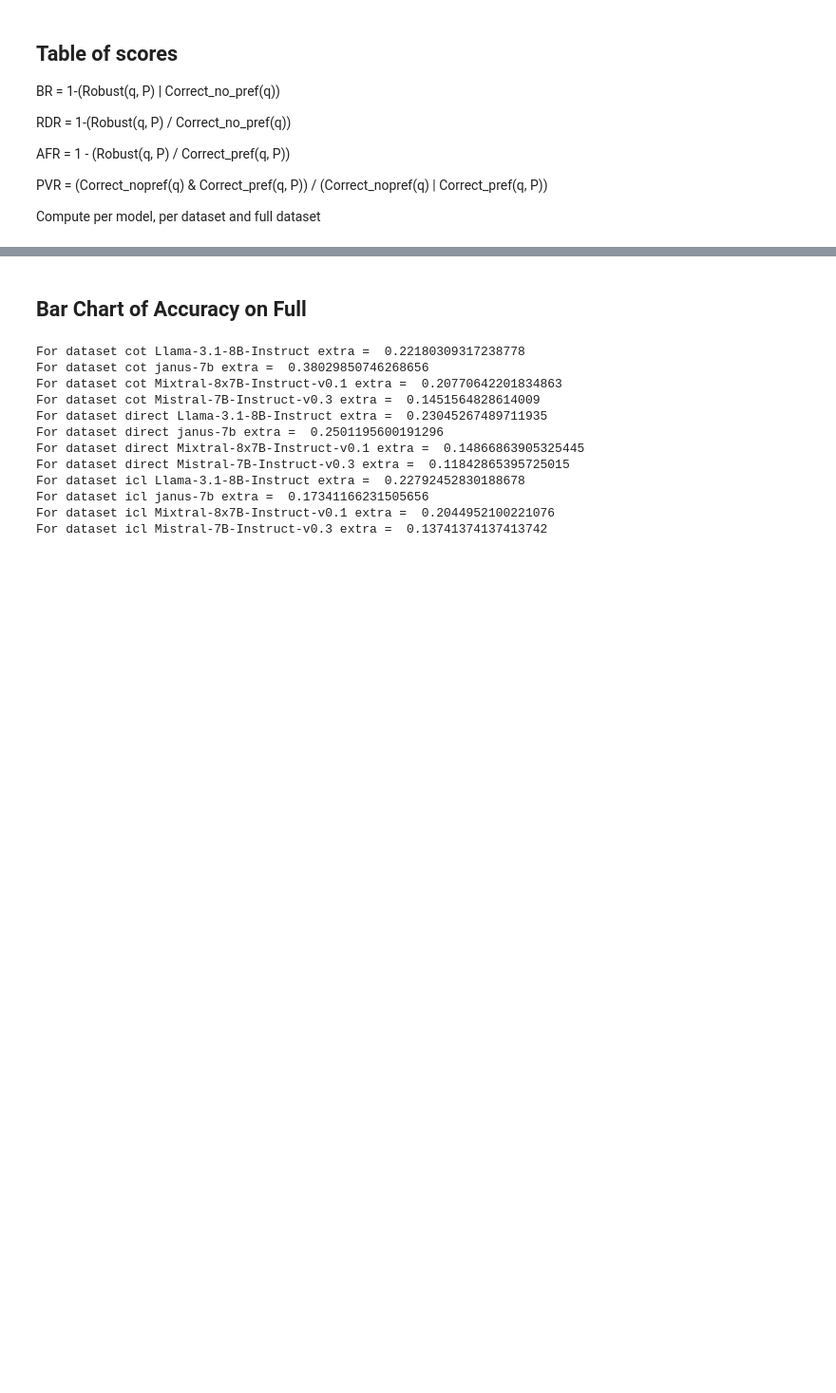
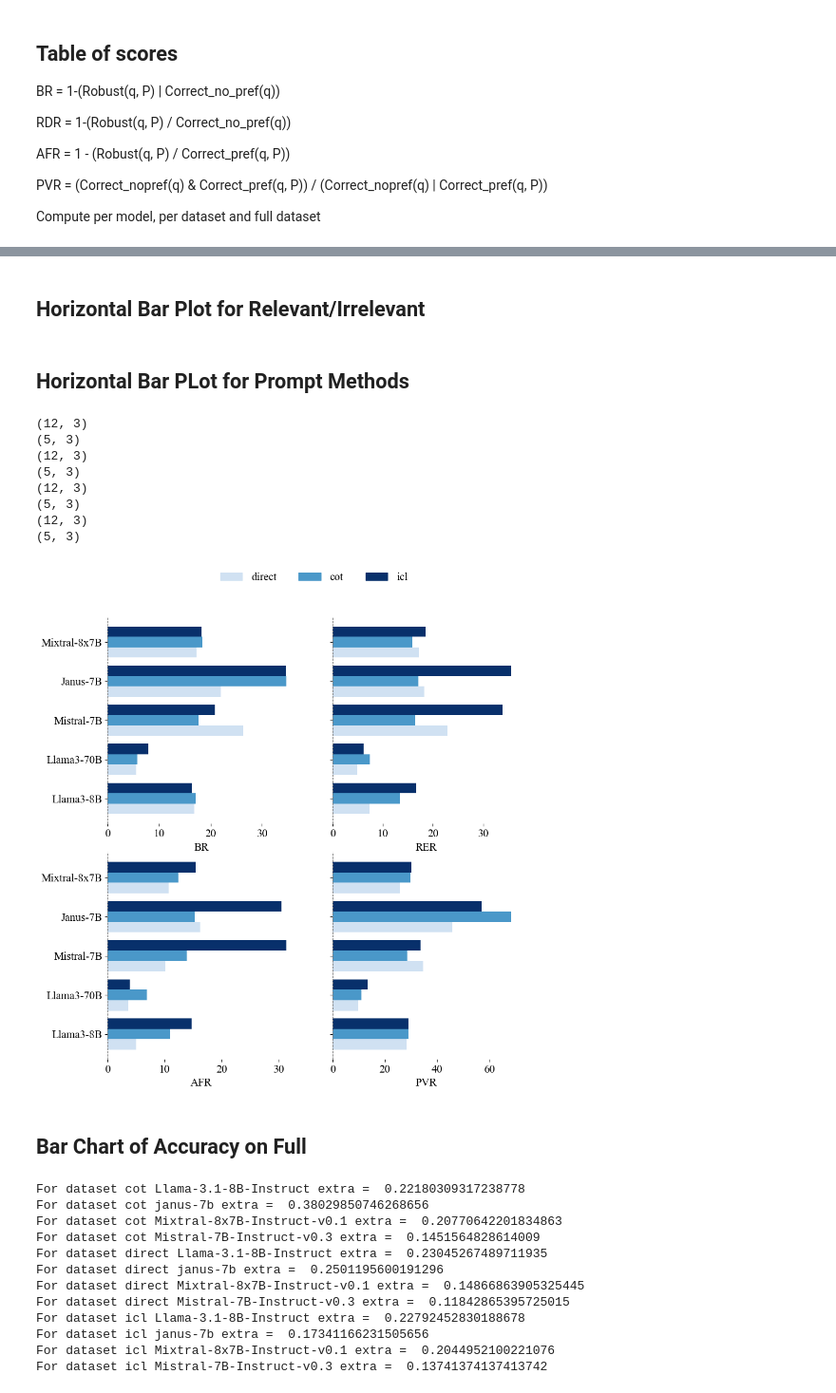
Before and after one commit to chimaobi-okite/pref_aligner, a Jupyter notebook: process_results.ipynb, the cells around one changed output, grey strips where cells are left out. Shown: that part at 95% size. Drawn from its saved outputs; the diff is of its cells as text; code cells hidden in the pictures; blank space fills up the shorter version.

Commit message:
added some plots

```diff
--- a/process_results.ipynb
+++ b/process_results.ipynb
@@ -6,6 +6,11 @@ Thsi section defines some stuff for running the script.
 %load_ext autoreload
 %autoreload 2
 # %%
+import os
+import itertools
+import numpy as np
+import pandas as pd
+
 from results_helper import (
     MODELS,
     MODELS_FULL,
@@ -17,8 +22,10 @@ from results_helper import (
     TARGET_DATASET,
     ROBUST_PATH,
     DATASET_PREFERENCES,
+    METRICS,
+    METRIC_LABELS
 )
 
 from results_helper import aggregate, split_to_df_by_dataset
-results_dict = aggregate(relevance=["relevant"], verbose=False, use_eval=True)
+results_dict = aggregate(relevance=["relevant", "irreleavnt_set"], verbose=False, use_eval=True)
 # %% [output]
@@ -234,0 +96,2 @@ KeyboardInterrupt:
+# %% [markdown]
+## Horizontal Bar Plot for Relevant/Irrelevant
@@ -235,3 +100,49 @@ KeyboardInterrupt:
+# %% [markdown]
+## Horizontal Bar PLot for Prompt Methods
+# %%
+from results_helper import metric_hbarplot, filter_axis
+
+matrices = []
+
+for metric in METRICS:
+    data, order = results_dict.get_field_matrix(
+        field=metric,
+        fixed_keys={
+            "relevance": "relevant",
+            "dataset": "full",
+        },
+        axis_keys=["model", "method"]
+    )
+    data = np.array(data).squeeze()
+    print(data.shape)
+
+    data, _, model_names_hb = filter_axis(
+        data,
+        axis=0,
+        filter_val=None,
+        labels_to_filter=MODELS_SHORT,
+    )
+    print(data.shape)
+    matrices.append(data)
+
+metric_hbarplot(
+    matrices,
+    methods=PROMPT_METHODS,
+    models=model_names_hb,
+    subplot_titles=METRICS,
+    title="Metrics with Various Prompting Methods",
+    show=True,
+)
+# %% [output]
+(12, 3)
+(5, 3)
+(12, 3)
+(5, 3)
+(12, 3)
+(5, 3)
+(12, 3)
+(5, 3)
+[figure, added]
 # %% [markdown]
 ## Bar Chart of Accuracy on Full
 # %%
```
Also changed, not shown: parts of 7 cells of this notebook, 31 other files.
